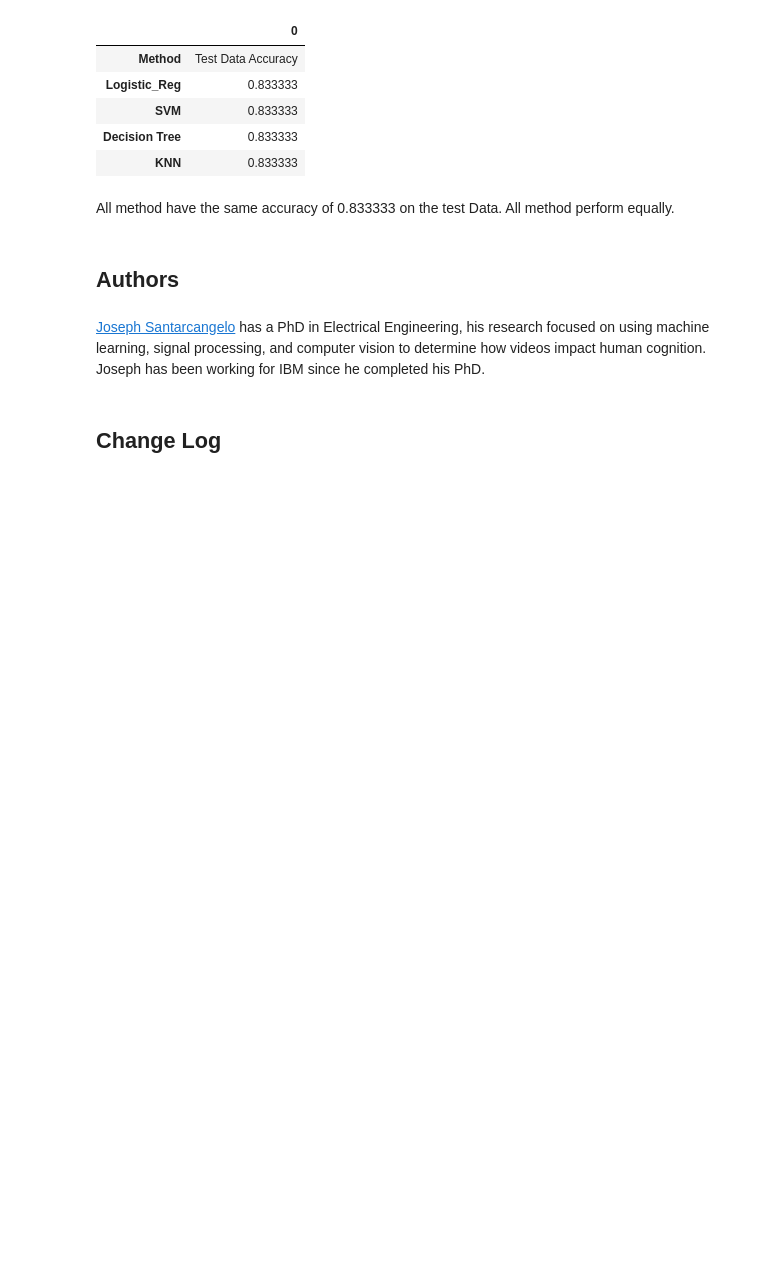
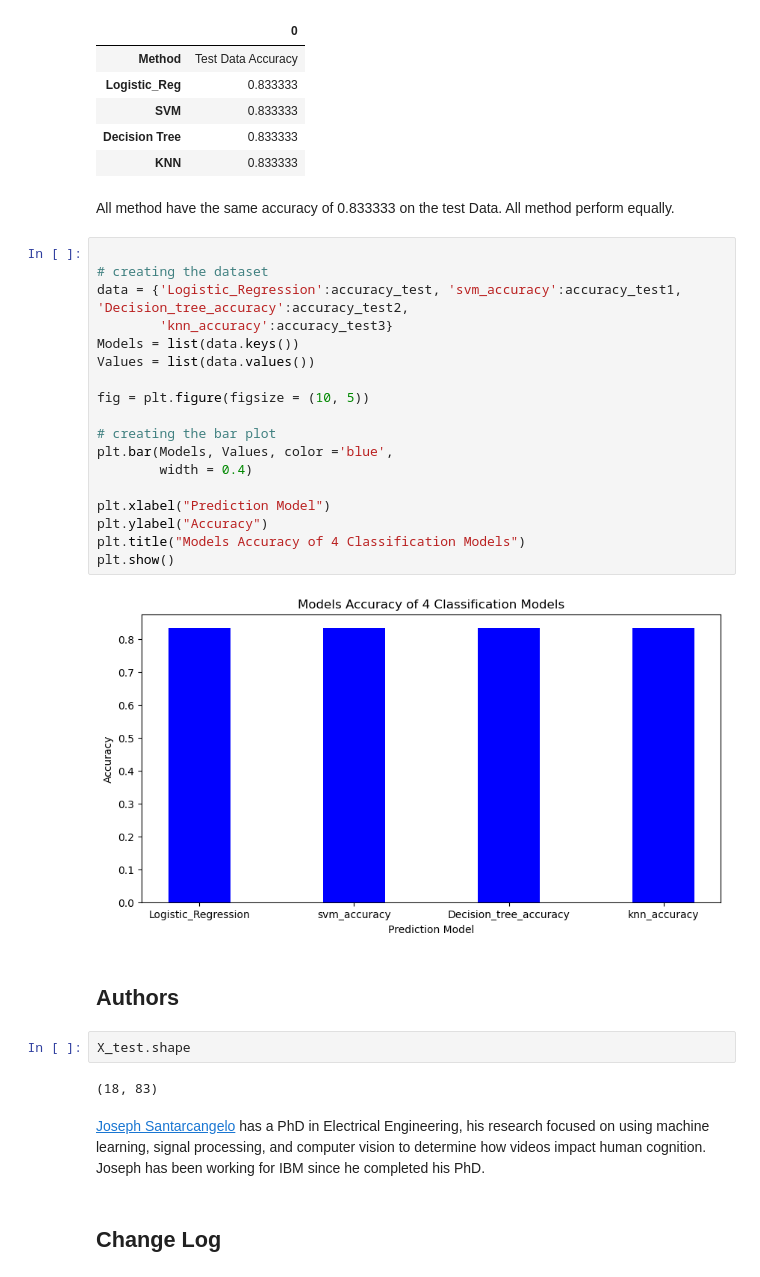
Before and after one commit to MariaGraziaVerardi/SpaceX, a Jupyter notebook: First Stage Landing Prediction.ipynb, the cells around one changed output. Cells and saved outputs as stored; diff of their text form; blank space fills up the shorter version.

```diff
--- a/First Stage Landing Prediction.ipynb
+++ b/First Stage Landing Prediction.ipynb
@@ -376,8 +376,32 @@ Performance.transpose()
 | KNN | 0.833333 |
 # %% [markdown]
 All method have the same accuracy of 0.833333 on the test Data. All method perform equally.
+# %%
+
+# creating the dataset
+data = {'Logistic_Regression':accuracy_test, 'svm_accuracy':accuracy_test1, 'Decision_tree_accuracy':accuracy_test2,
+        'knn_accuracy':accuracy_test3}
+Models = list(data.keys())
+Values = list(data.values())
+
+fig = plt.figure(figsize = (10, 5))
+
+# creating the bar plot
+plt.bar(Models, Values, color ='blue',
+        width = 0.4)
+
+plt.xlabel("Prediction Model")
+plt.ylabel("Accuracy")
+plt.title("Models Accuracy of 4 Classification Models")
+plt.show()
+# %% [output]
+[figure, added]
 # %% [markdown]
 ## Authors
+# %%
+X_test.shape
+# %% [output]
+(18, 83)
 # %% [markdown]
 <a href="https://www.linkedin.com/in/joseph-s-50398b136/?utm_medium=Exinfluencer&utm_source=Exinfluencer&utm_content=000026UJ&utm_term=10006555&utm_id=NA-SkillsNetwork-Channel-SkillsNetworkCoursesIBMDS0321ENSkillsNetwork865-2023-01-01">Joseph Santarcangelo</a> has a PhD in Electrical Engineering, his research focused on using machine learning, signal processing, and computer vision to determine how videos impact human cognition. Joseph has been working for IBM since he completed his PhD.
 # %% [markdown]
```
Also changed, not shown: parts of 2 cells of this notebook.
